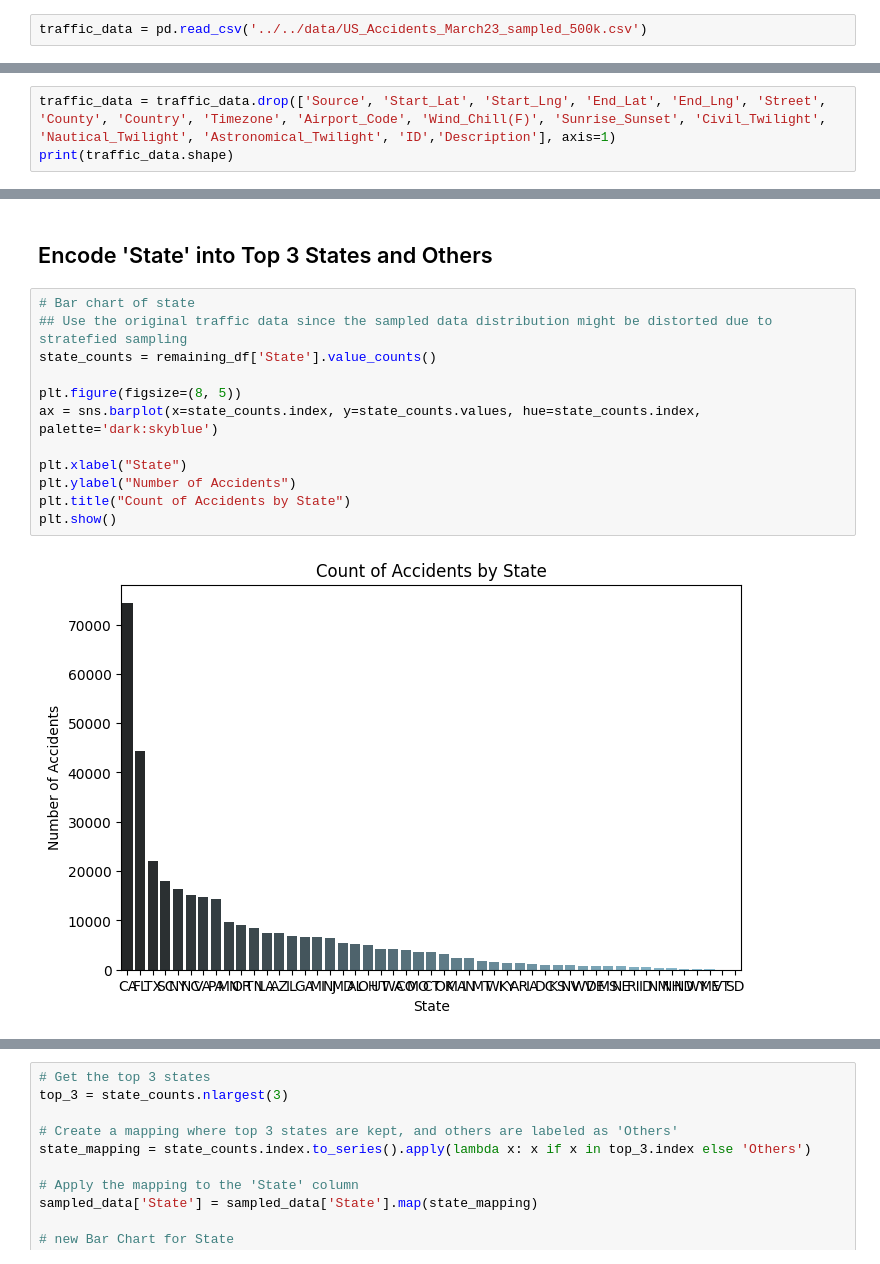
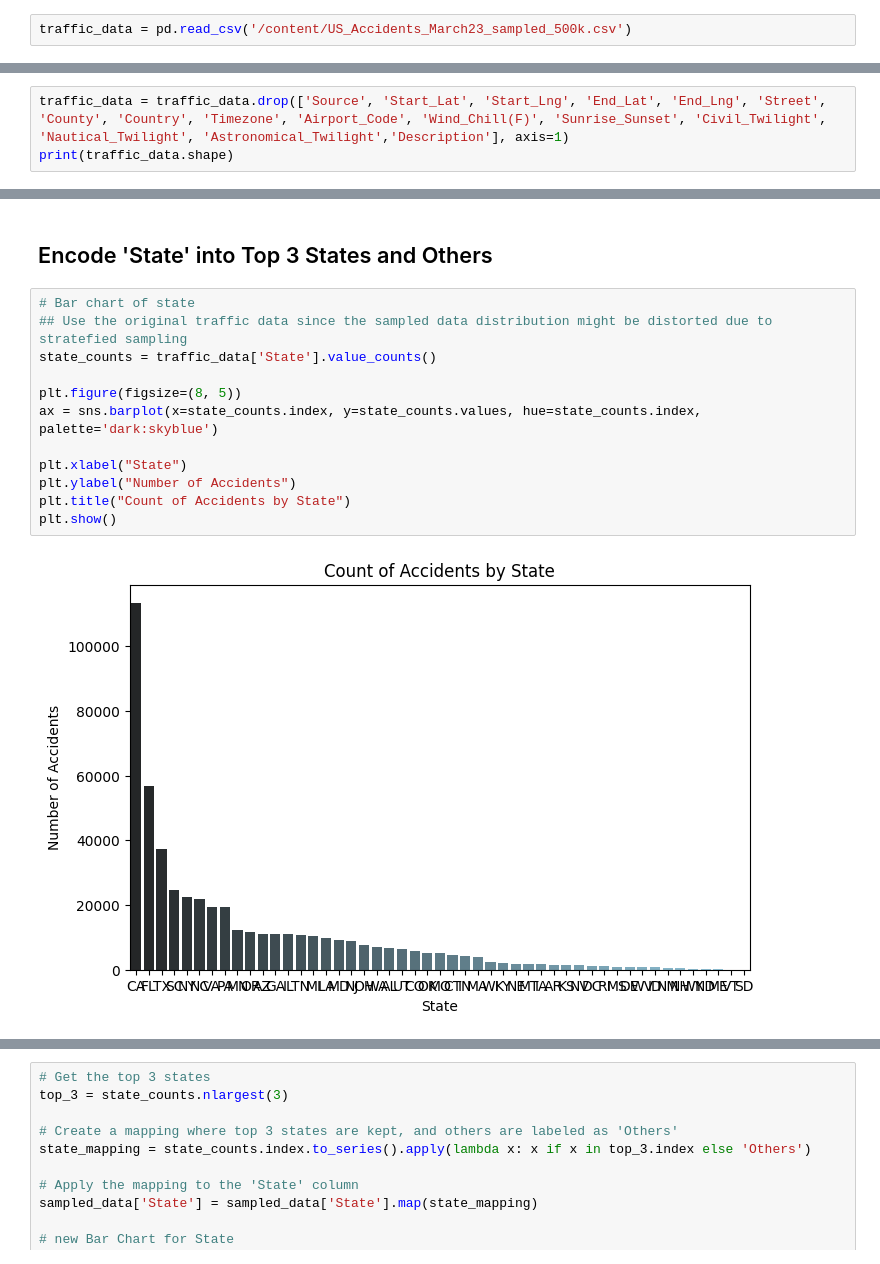
Before and after one commit to win-laeyee/traffic_accident_severity_prediction, a Jupyter notebook: notebooks/data_preprocessing/data_preprocessing_latest.ipynb, the cells around one changed output, grey strips where cells are left out. Cells and saved outputs as stored; diff of their text form.

```diff
--- a/notebooks/data_preprocessing/data_preprocessing_latest.ipynb
+++ b/notebooks/data_preprocessing/data_preprocessing_latest.ipynb
@@ -12,7 +12,7 @@ from sklearn.preprocessing import OneHotEncoder
 # %% [markdown]
 # Loading Dataset
 # %%
-traffic_data = pd.read_csv('../../data/US_Accidents_March23_sampled_500k.csv')
+traffic_data = pd.read_csv('/content/US_Accidents_March23_sampled_500k.csv')
 # %%
 print(traffic_data)
 # %% [output]
@@ -51,6 +51,6 @@ plt.show()
 # %% [markdown]
 ## Drop useless columns
 # %%
-traffic_data = traffic_data.drop(['Source', 'Start_Lat', 'Start_Lng', 'End_Lat', 'End_Lng', 'Street', 'County', 'Country', 'Timezone', 'Airport_Code', 'Wind_Chill(F)', 'Sunrise_Sunset', 'Civil_Twilight', 'Nautical_Twilight', 'Astronomical_Twilight', 'ID','Description'], axis=1)
+traffic_data = traffic_data.drop(['Source', 'Start_Lat', 'Start_Lng', 'End_Lat', 'End_Lng', 'Street', 'County', 'Country', 'Timezone', 'Airport_Code', 'Wind_Chill(F)', 'Sunrise_Sunset', 'Civil_Twilight', 'Nautical_Twilight', 'Astronomical_Twilight','Description'], axis=1)
 print(traffic_data.shape)
 # %% [output]
@@ -334,14 +454,14 @@ plt.show()
 # %%
 # Bar chart of state
 ## Use the original traffic data since the sampled data distribution might be distorted due to stratefied sampling
-state_counts = remaining_df['State'].value_counts()
+state_counts = traffic_data['State'].value_counts()
 
 plt.figure(figsize=(8, 5))
 ax = sns.barplot(x=state_counts.index, y=state_counts.values, hue=state_counts.index, palette='dark:skyblue')
 
 plt.xlabel("State")
 plt.ylabel("Number of Accidents")
 plt.title("Count of Accidents by State")
 plt.show()
 # %% [output]
-[figure, old version]
+[figure, new version]
```
Also changed, not shown: parts of 58 cells of this notebook.
